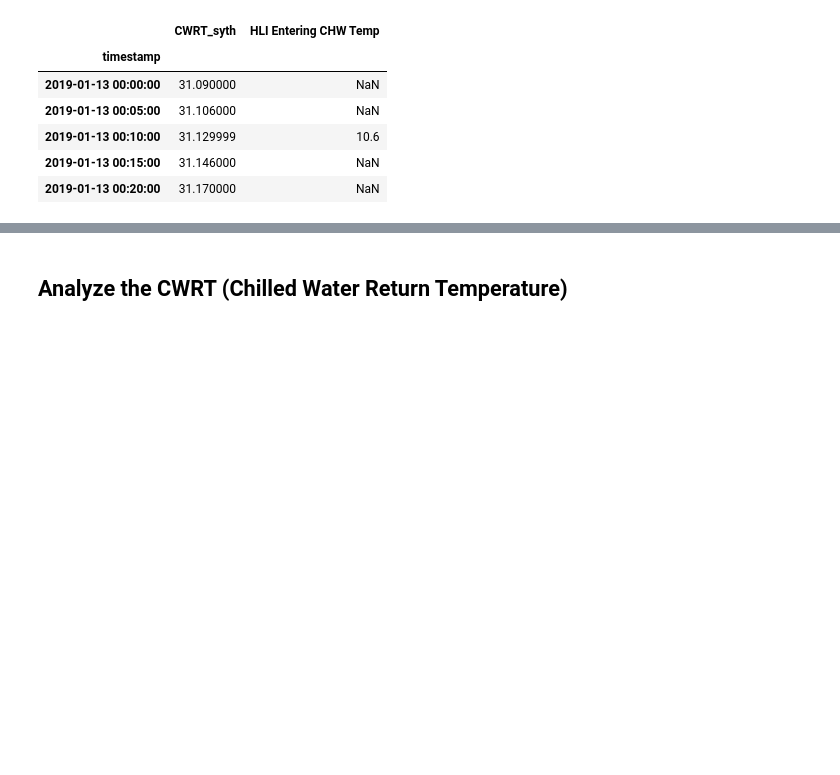
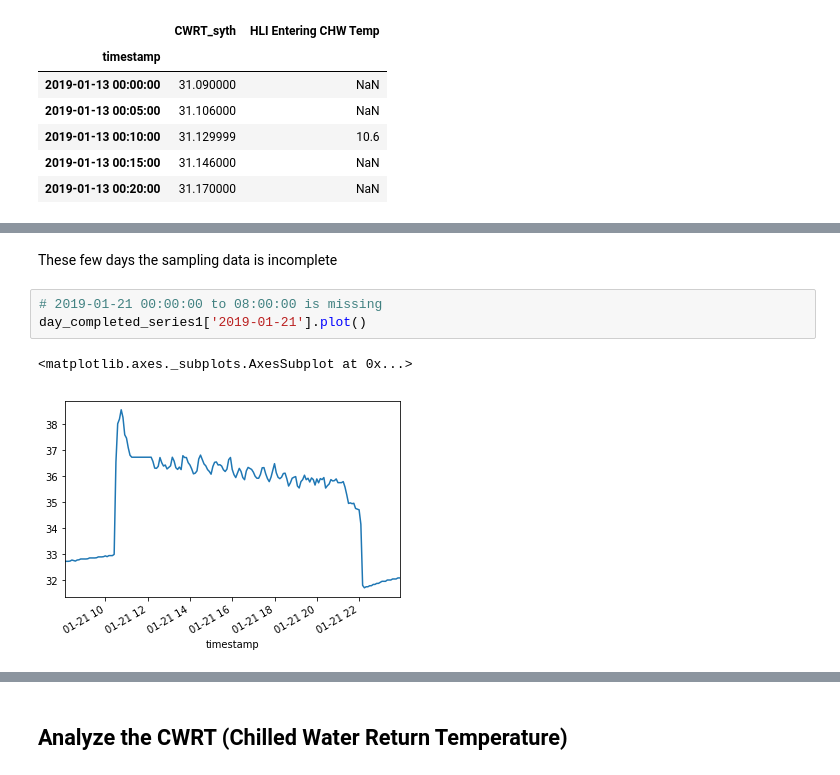
Before and after one commit to codingneo/ts-anomaly, a Jupyter notebook: notebooks/data-exploration.ipynb, the cells around one changed output, grey strips where cells are left out. Cells and saved outputs as stored; diff of their text form; blank space fills up the shorter version.

```diff
--- a/notebooks/data-exploration.ipynb
+++ b/notebooks/data-exploration.ipynb
@@ -49,0 +53,8 @@ data.head()
+# %% [markdown]
+These few days the sampling data is incomplete
+# %%
+# 2019-01-21 00:00:00 to 08:00:00 is missing
+day_completed_series1['2019-01-21'].plot()
+# %% [output]
+<matplotlib.axes._subplots.AxesSubplot at 0x...>
+[figure, added]
```
Also changed, not shown: parts of 38 cells of this notebook, 1 other file.
